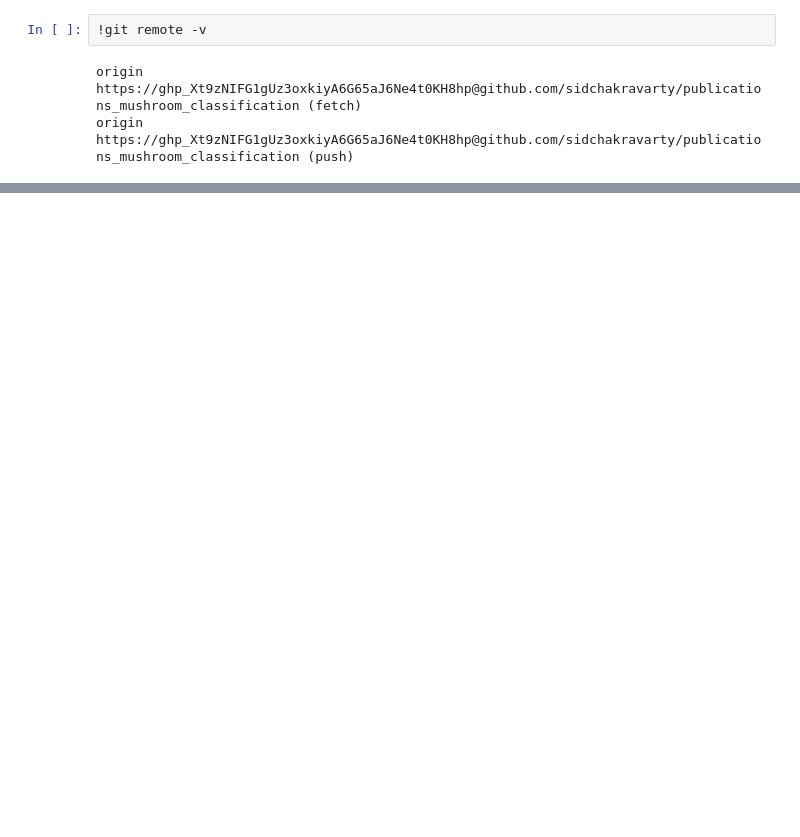
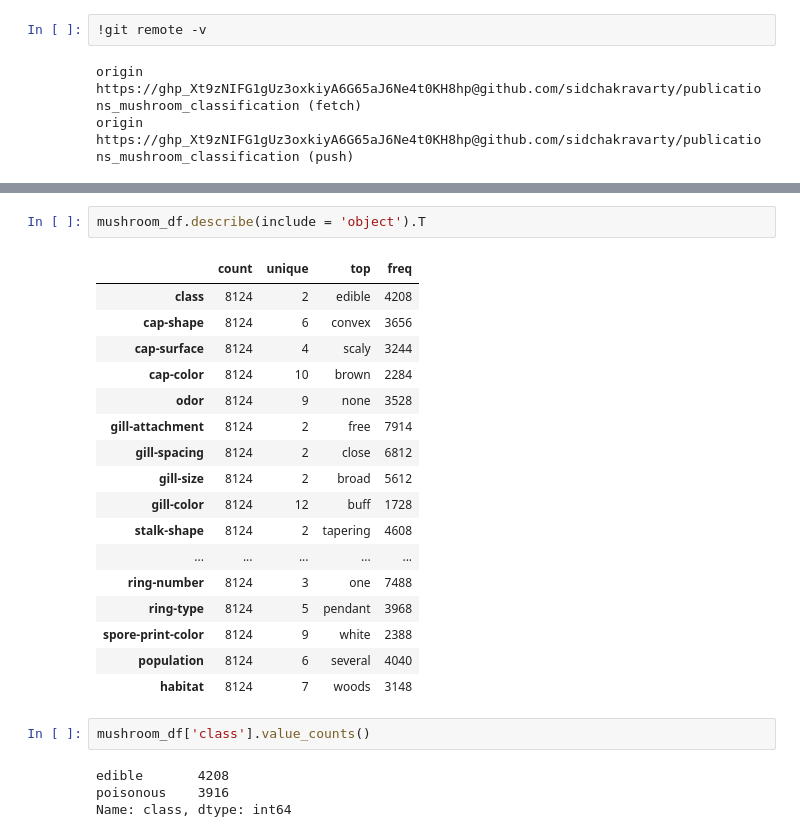
Before and after one commit to sidchakravarty/publications_mushroom_classification, a Jupyter notebook: 2. 2023-MLCL03-Mushroom (Random Forest).ipynb, the cells around one changed output, grey strips where cells are left out. Drawn from its saved outputs; the diff is of its cells as text; blank space fills up the shorter version.

```diff
--- a/2. 2023-MLCL03-Mushroom (Random Forest).ipynb
+++ b/2. 2023-MLCL03-Mushroom (Random Forest).ipynb
@@ -102,0 +218,26 @@ Archive:  mushroom-classification.zip
+# %%
+mushroom_df.describe(include = 'object').T
+# %% [output]
+|  | count | unique | top | freq |
+| class | 8124 | 2 | edible | 4208 |
+| cap-shape | 8124 | 6 | convex | 3656 |
+| cap-surface | 8124 | 4 | scaly | 3244 |
+| cap-color | 8124 | 10 | brown | 2284 |
+| odor | 8124 | 9 | none | 3528 |
+| gill-attachment | 8124 | 2 | free | 7914 |
+| gill-spacing | 8124 | 2 | close | 6812 |
+| gill-size | 8124 | 2 | broad | 5612 |
+| gill-color | 8124 | 12 | buff | 1728 |
+| stalk-shape | 8124 | 2 | tapering | 4608 |
+| ... | ... | ... | ... | ... |
+| ring-number | 8124 | 3 | one | 7488 |
+| ring-type | 8124 | 5 | pendant | 3968 |
+| spore-print-color | 8124 | 9 | white | 2388 |
+| population | 8124 | 6 | several | 4040 |
+| habitat | 8124 | 7 | woods | 3148 |
+# %%
+mushroom_df['class'].value_counts()
+# %% [output]
+edible       4208
+poisonous    3916
+Name: class, dtype: int64
```
Also changed, not shown: parts of 21 cells of this notebook.
